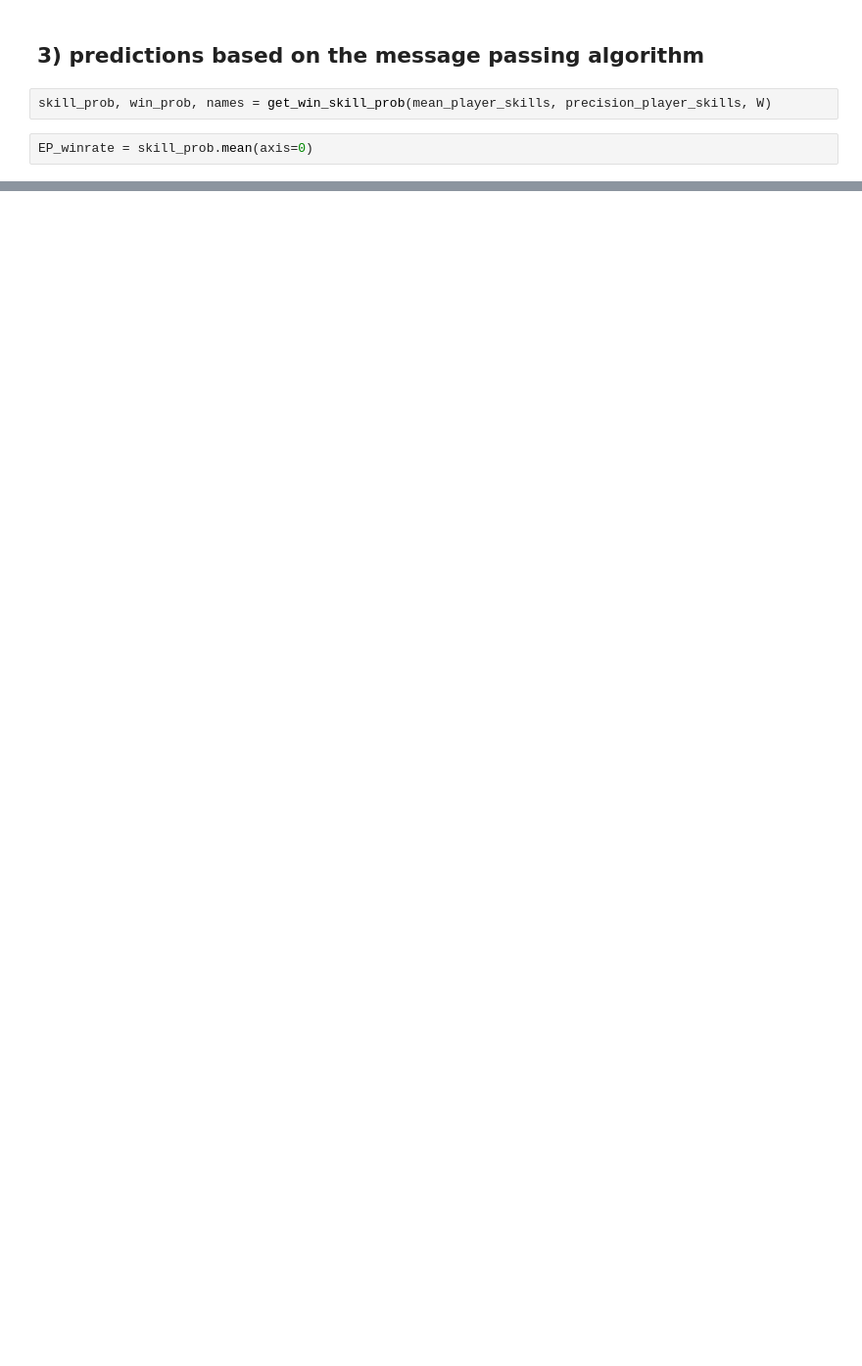
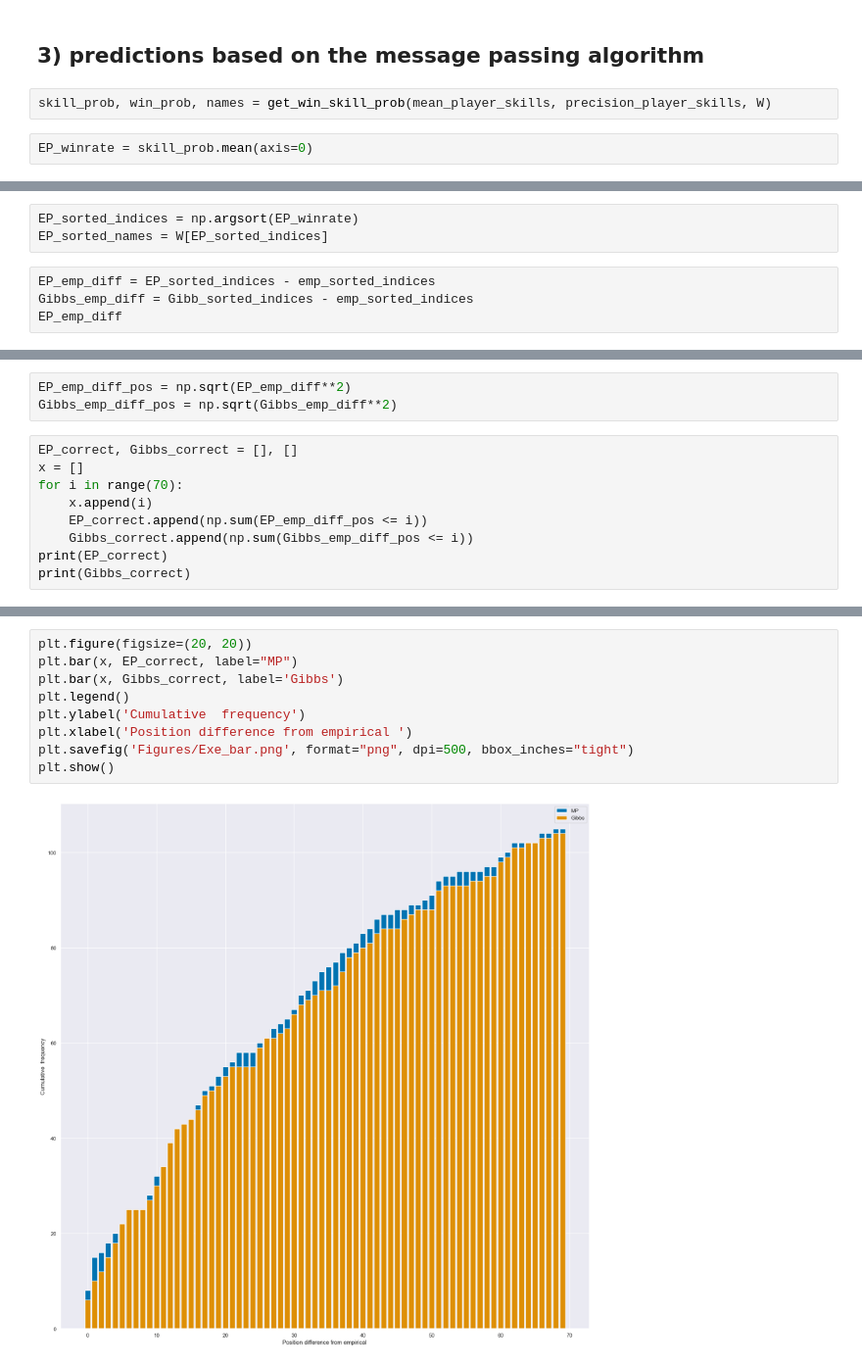
Before and after one commit to ofs416/Probabilistic_Machine_Learning, a Jupyter notebook: Coursework2/coursework2.ipynb, the cells around one changed output, grey strips where cells are left out. Shown at 98% size. Cells and saved outputs as stored; diff of their text form; blank space fills up the shorter version.

```diff
--- a/Coursework2/coursework2.ipynb
+++ b/Coursework2/coursework2.ipynb
@@ -305,0 +315,7 @@ sorted_barplot(EP_winrate, W)
+# %%
+EP_sorted_indices = np.argsort(EP_winrate)
+EP_sorted_names = W[EP_sorted_indices]
+# %%
+EP_emp_diff = EP_sorted_indices - emp_sorted_indices
+Gibbs_emp_diff = Gibb_sorted_indices - emp_sorted_indices
+EP_emp_diff
@@ -305,0 +339,12 @@ sorted_barplot(EP_winrate, W)
+# %%
+EP_emp_diff_pos = np.sqrt(EP_emp_diff**2)
+Gibbs_emp_diff_pos = np.sqrt(Gibbs_emp_diff**2)
+# %%
+EP_correct, Gibbs_correct = [], []
+x = []
+for i in range(70):
+    x.append(i)
+    EP_correct.append(np.sum(EP_emp_diff_pos <= i))
+    Gibbs_correct.append(np.sum(Gibbs_emp_diff_pos <= i))
+print(EP_correct)
+print(Gibbs_correct)
@@ -305,0 +354,11 @@ sorted_barplot(EP_winrate, W)
+# %%
+plt.figure(figsize=(20, 20))
+plt.bar(x, EP_correct, label="MP")
+plt.bar(x, Gibbs_correct, label='Gibbs')
+plt.legend()
+plt.ylabel('Cumulative  frequency')
+plt.xlabel('Position difference from empirical ')
+plt.savefig('Figures/Exe_bar.png', format="png", dpi=500, bbox_inches="tight")
+plt.show()
+# %% [output]
+[figure, added]
```
Also changed, not shown: parts of 19 cells of this notebook, 8 other files.
